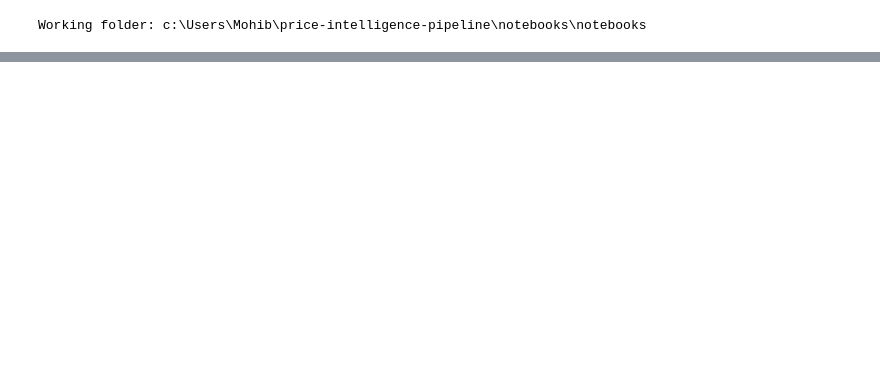
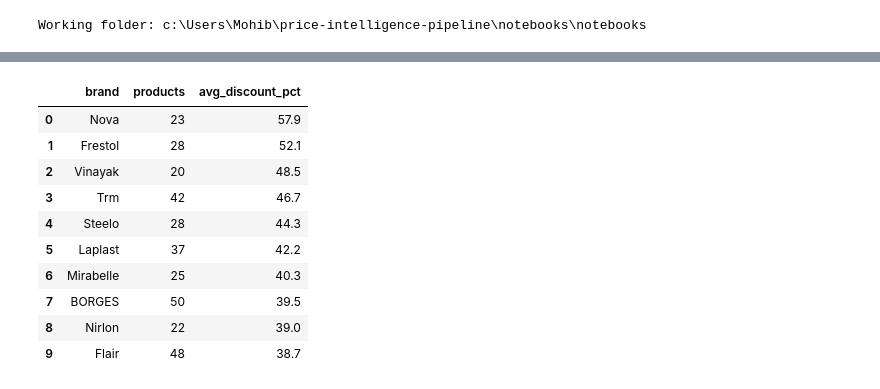
Before and after one commit to nimra-maker/price-intelligence-pipeline, a Jupyter notebook: notebooks/notebooks/01_explore.ipynb, the cells around one changed output, grey strips where cells are left out. Cells and saved outputs as stored; diff of their text form; code cells hidden in the pictures; blank space fills up the shorter version.

```diff
--- a/notebooks/notebooks/01_explore.ipynb
+++ b/notebooks/notebooks/01_explore.ipynb
@@ -54,0 +223,24 @@ Loaded: BigBasket Products.csv
+# %%
+q("""
+SELECT p.brand,
+       COUNT(*) AS products,
+       ROUND(AVG(s.discount_pct), 1) AS avg_discount_pct
+FROM products p
+JOIN price_snapshots s USING (product_id)
+GROUP BY p.brand
+HAVING COUNT(*) >= 20
+ORDER BY avg_discount_pct DESC
+LIMIT 10;
+""")
+# %% [output]
+|  | brand | products | avg_discount_pct |
+| 0 | Nova | 23 | 57.9 |
+| 1 | Frestol | 28 | 52.1 |
+| 2 | Vinayak | 20 | 48.5 |
+| 3 | Trm | 42 | 46.7 |
+| 4 | Steelo | 28 | 44.3 |
+| 5 | Laplast | 37 | 42.2 |
+| 6 | Mirabelle | 25 | 40.3 |
+| 7 | BORGES | 50 | 39.5 |
+| 8 | Nirlon | 22 | 39.0 |
+| 9 | Flair | 48 | 38.7 |
```
Also changed, not shown: parts of 19 cells of this notebook, 1 other file.
